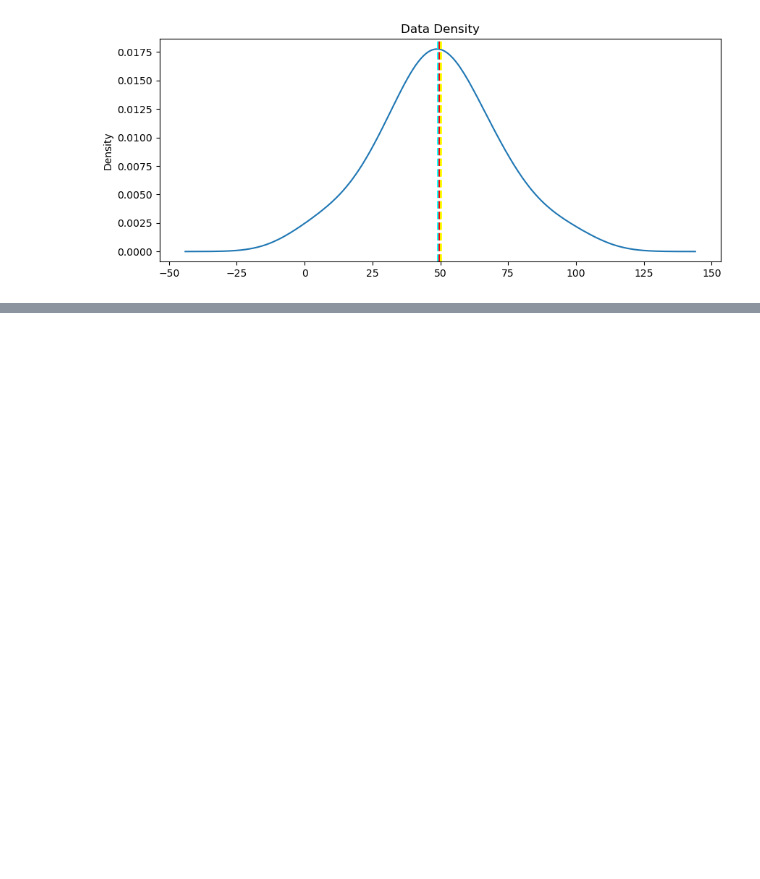
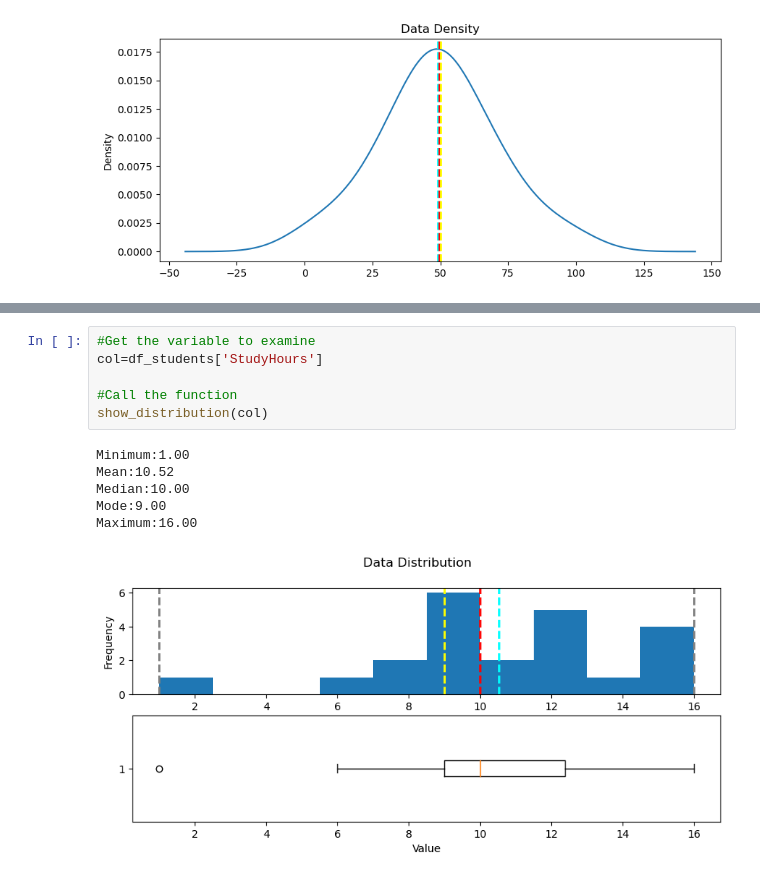
Before and after one commit to chimi-pt/Data-Science, a Jupyter notebook: test.ipynb, the cells around one changed output, grey strips where cells are left out. Cells and saved outputs as stored; diff of their text form; blank space fills up the shorter version.

```diff
--- a/test.ipynb
+++ b/test.ipynb
@@ -672,0 +770,13 @@ show_density(col)
+# %%
+#Get the variable to examine
+col=df_students['StudyHours']
+
+#Call the function
+show_distribution(col)
+# %% [output]
+Minimum:1.00
+Mean:10.52
+Median:10.00
+Mode:9.00
+Maximum:16.00
+[figure, added]
```
Also changed, not shown: parts of 17 cells of this notebook, 1 other file.
